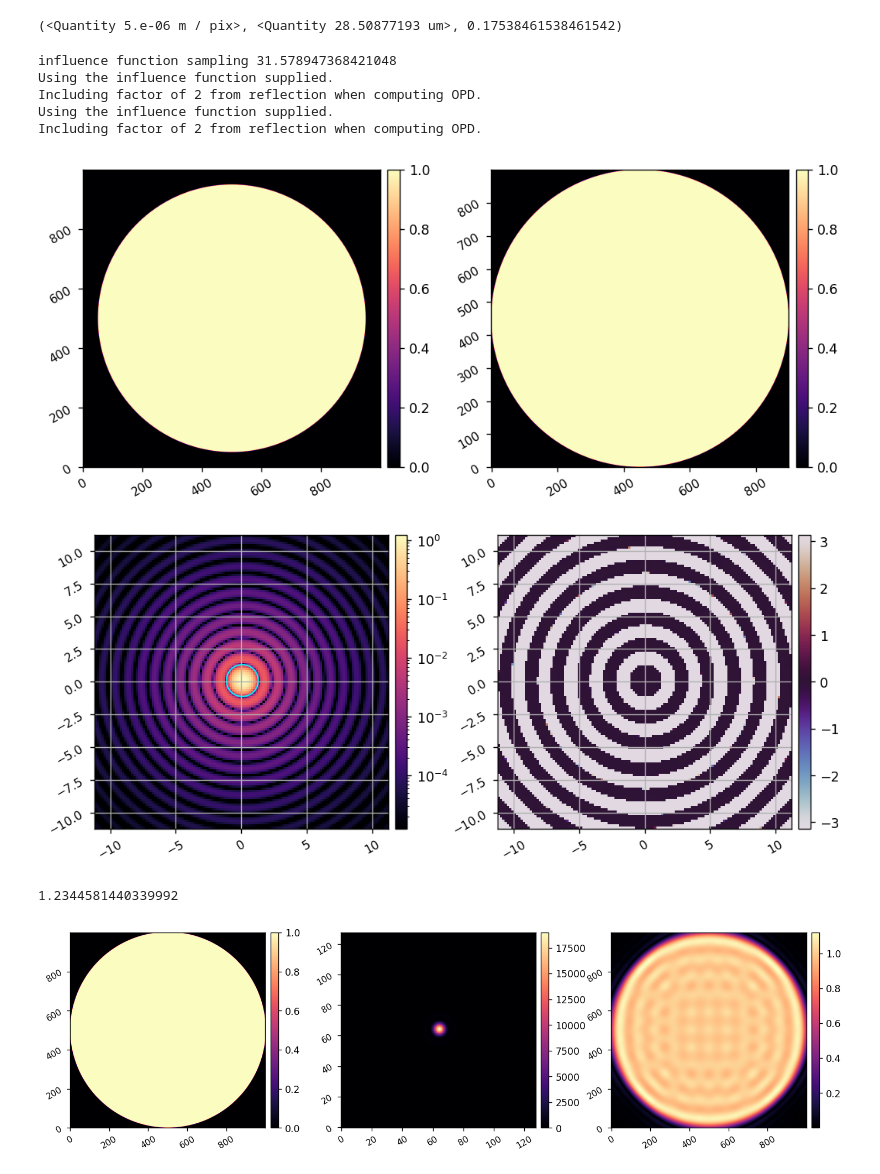
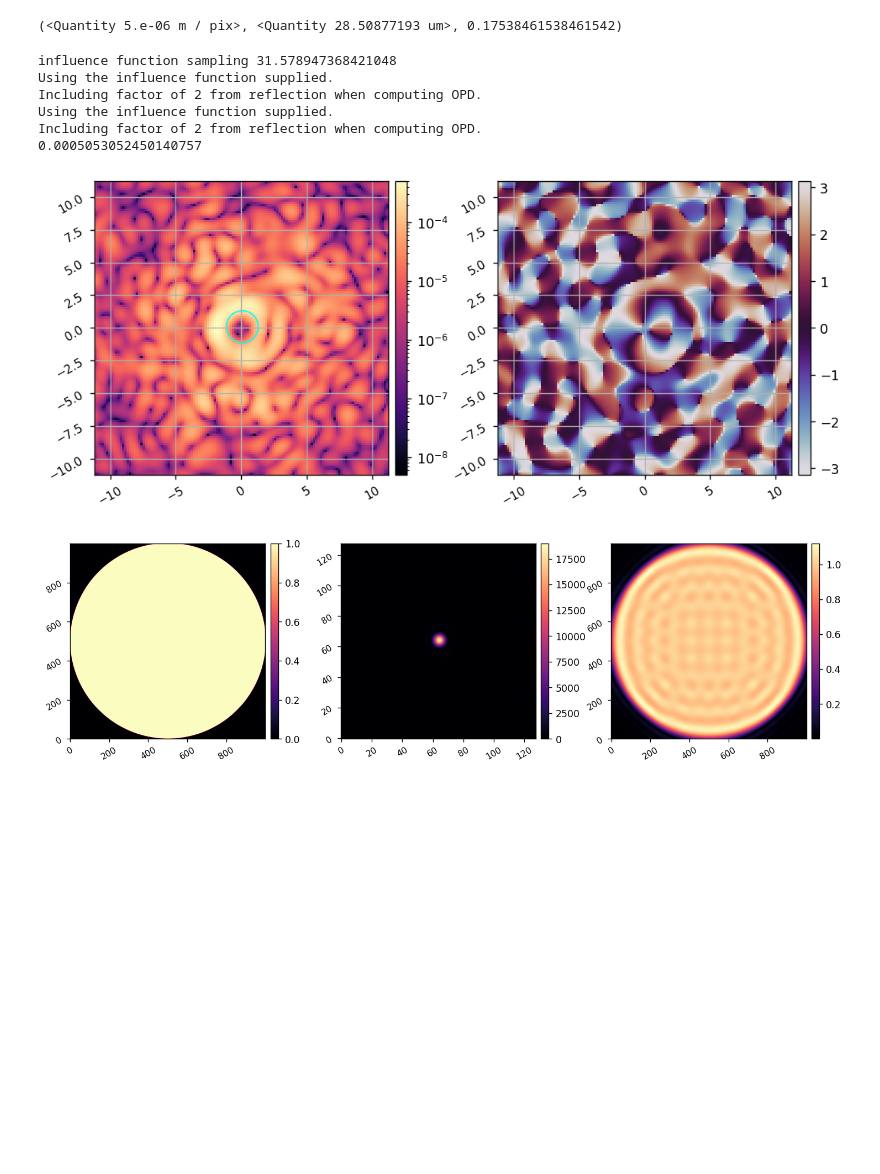
Before and after one commit to kian1377/apra-howfsc-models, a Jupyter notebook: notebooks/test_fraunhofer_2dm.ipynb, the cells around one changed output. Drawn from its saved outputs; the diff is of its cells as text; code cells hidden in the pictures; blank space fills up the shorter version.

Commit message:
testing efc with the updated fraunhofer model

```diff
--- a/notebooks/test_fraunhofer_2dm.ipynb
+++ b/notebooks/test_fraunhofer_2dm.ipynb
@@ -33,13 +33,21 @@ optimal_dm1_dm2 = (pupil_diam**2/(wavelength_c*FN)).to(u.mm)
 display(optimal_dm1_dm2)
 
 reload(utils)
-WFE = utils.generate_wfe(diam=pupil_diam, npix=1000, oversample=1,
-                         opd_index=2.75, amp_index=2.75,
-                         opd_seed=123, amp_seed=1234,
-                         opd_rms=40*u.nm, amp_rms=0.05,
-                         wavelength=wavelength_c)
+# WFE = utils.generate_wfe(diam=pupil_diam, npix=1000, oversample=1,
+#                          opd_index=2.75, amp_index=2.75,
+#                          opd_seed=123, amp_seed=1234,
+#                          opd_rms=25*u.nm, amp_rms=0.05,
+#                          wavelength=wavelength_c)
 
-wfe_mask = xp.abs(WFE)>0
+# wfe_mask = xp.abs(WFE)>0
+# wfe_amp = xp.abs(WFE)
+# wfe_opd = xp.angle(WFE)*wavelength_c.to_value(u.m)/(2*np.pi)
+# rms_amp = xp.sqrt(xp.mean(xp.square(wfe_amp[wfe_mask]-1)))
+# rms_opd = xp.sqrt(xp.mean(xp.square(wfe_opd[wfe_mask])))
+# imshow2(wfe_amp, wfe_opd,  f'{rms_amp:.3f}', f'{rms_opd:.3e}')
+
+WFE = xp.array(fits.getdata('../phase-retrieval-data/post_fpm_wfe_20240503.fits'))
+WFE = WFE[0] * xp.exp(1j*2*np.pi*WFE[1]/wavelength_c.to_value(u.m))
 wfe_amp = xp.abs(WFE)
 wfe_opd = xp.angle(WFE)*wavelength_c.to_value(u.m)/(2*np.pi)
 rms_amp = xp.sqrt(xp.mean(xp.square(wfe_amp[wfe_mask]-1)))
@@ -55,40 +63,40 @@ model.psf_pixelscale, model.um_per_lamD, model.psf_pixelscale_lamD
 # %%
 reload(fraunhofer)
 reload(apra_pop_models.props)
 model = fraunhofer.CORO()
-model.Imax_ref = 12448.951927281492
+# model.Imax_ref = 12448.951927281492
 
-# model.WFE = WFE
-# model.Imax_ref = 10812.722989624424
+model.WFE = WFE
+model.Imax_ref = 0.017874510571953023
+# model.reverse_parity = True
 
 # pup_ratio = model.pupil_diam.to_value(u.m)/model.dm_active_diam.to_value(u.m)
 # xpp = (xp.arange(-model.Nact//2, model.Nact//2) + 1/2)/pup_ratio
 # ppx, ppy = xp.meshgrid(xpp,xpp)
 # amp = 5e-8
 # separation = 5
 # comm1 = amp*xp.cos(2*np.pi*(ppx + ppy)*separation/model.Nact)*xp.array(model.dm_mask)
 # comm2 = amp*xp.cos(2*np.pi*(ppx - ppy)*separation/model.Nact)*xp.array(model.dm_mask)
 
 # model.set_dm1(ensure_np_array(comm1))
 # model.set_dm2(ensure_np_array(comm2))
 
-# model.use_fpm = True
+model.use_fpm = True
 
 wfs = model.calc_wfs()
 im = xp.abs(wfs[-1])**2
+print(xp.max(im))
 imshow2(im, xp.angle(wfs[-1]), lognorm1=True, vmin1=xp.max(im)/1e5, cmap2='twilight',
         pxscl=model.psf_pixelscale_lamD, grid=True,
         patches1=[Circle((model.psf_pixelscale_lamD/2,model.psf_pixelscale_lamD/2), 1.22, fill=False, color='cyan')])
-print(xp.max(im))
 # %% [output]
 influence function sampling 31.578947368421048
 Using the influence function supplied.
 Including factor of 2 from reflection when computing OPD.
 Using the influence function supplied.
 Including factor of 2 from reflection when computing OPD.
+0.0005053052450140757
-[figure, old version]
+[figure, new version]
-[figure, removed]
-1.2344581440339992
 # %%
 reload(props)
 Mx, My = props.mft_forward(model.APERTURE, model.psf_pixelscale_lamD, model.npsf)
```
Also changed, not shown: parts of 1 cell of this notebook, 4 other files.
